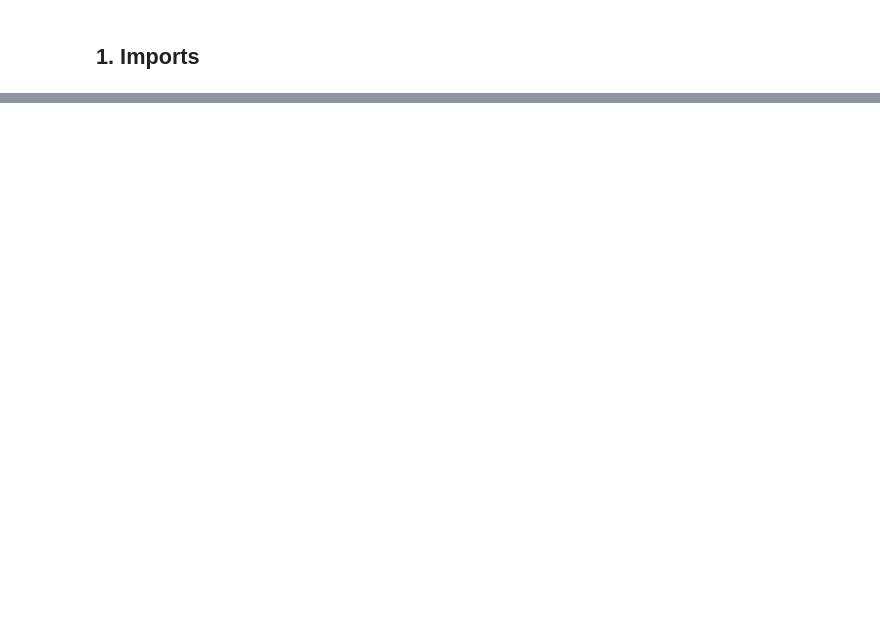
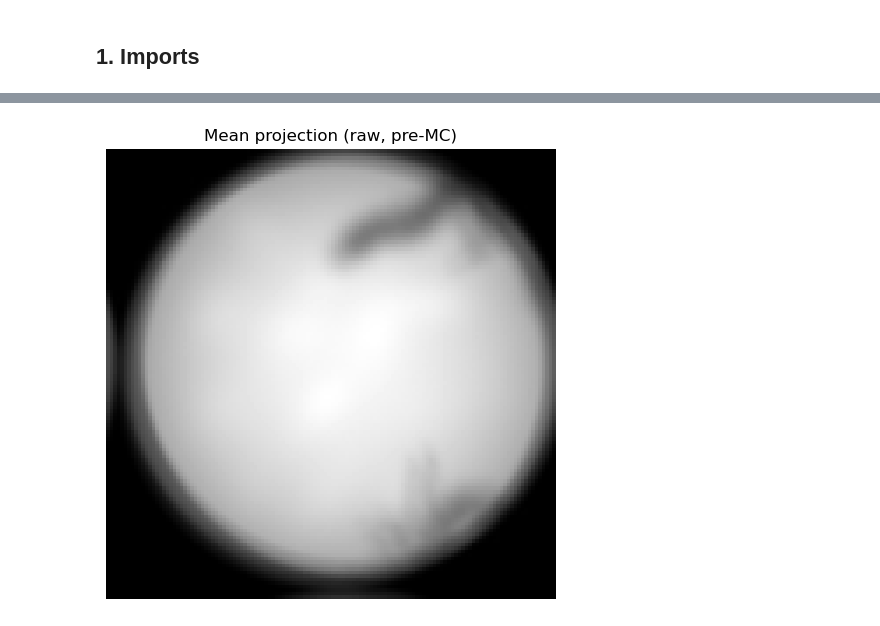
Before and after one commit to FlorianNeurosci/miniCNMFe, a Jupyter notebook: demo_notebooks/01_load_and_motion_correct.ipynb, the cells around one changed output, grey strips where cells are left out. Drawn from its saved outputs; the diff is of its cells as text; code cells hidden in the pictures; blank space fills up the shorter version.

```diff
--- a/demo_notebooks/01_load_and_motion_correct.ipynb
+++ b/demo_notebooks/01_load_and_motion_correct.ipynb
@@ -158,18 +25,0 @@ plt.show()
-# %%
-# Mean projection — streamed in batches so RAM stays bounded.
-def mean_projection(zarr_arr, batch_size=500):
-    T = zarr_arr.shape[0]
-    acc = np.zeros(zarr_arr.shape[1:], dtype=np.float64)
-    for start in range(0, T, batch_size):
-        end = min(start + batch_size, T)
-        acc += np.asarray(zarr_arr[start:end], dtype=np.float64).sum(axis=0)
-    return (acc / T).astype(np.float32)
-
-raw_mean = mean_projection(z)
-
-fig, ax = plt.subplots(1, 1, figsize=(5, 5))
-ax.imshow(raw_mean, cmap='gray')
-ax.set_title('Mean projection (raw, pre-MC)')
-ax.axis('off')
-plt.tight_layout()
-plt.show()
@@ -322,0 +89,7 @@ print(f'         shape={model.shifts.shape}  dtype={model.shifts.dtype}')
+# %%
+z = open_zarr(SESSION_ZARR)
+T, H, W = z.shape
+print(f"shape  : {z.shape}")
+print(f"chunks : {z.chunks}")
+print(f"dtype  : {z.dtype}")
+print(f"on-disk size : ~{z.nbytes / 1e6:.0f} MB (uncompressed equivalent)")
@@ -322,0 +116,20 @@ print(f'         shape={model.shifts.shape}  dtype={model.shifts.dtype}')
+# %%
+# Mean projection — streamed in batches so RAM stays bounded.
+def mean_projection(zarr_arr, batch_size=200):
+    T = zarr_arr.shape[0]
+    acc = np.zeros(zarr_arr.shape[1:], dtype=np.float64)
+    for start in range(0, T, batch_size):
+        end = min(start + batch_size, T)
+        acc += np.asarray(zarr_arr[start:end], dtype=np.float64).sum(axis=0)
+    return (acc / T).astype(np.float32)
+
+raw_mean = mean_projection(z)
+
+fig, ax = plt.subplots(figsize=(5, 5))
+ax.imshow(raw_mean, cmap="gray")
+ax.set_title("Mean projection (raw, pre-MC)")
+ax.axis("off")
+plt.tight_layout()
+plt.show()
+# %% [output]
+[figure, added]
```
Also changed, not shown: parts of 43 cells of this notebook, 4 other files.
